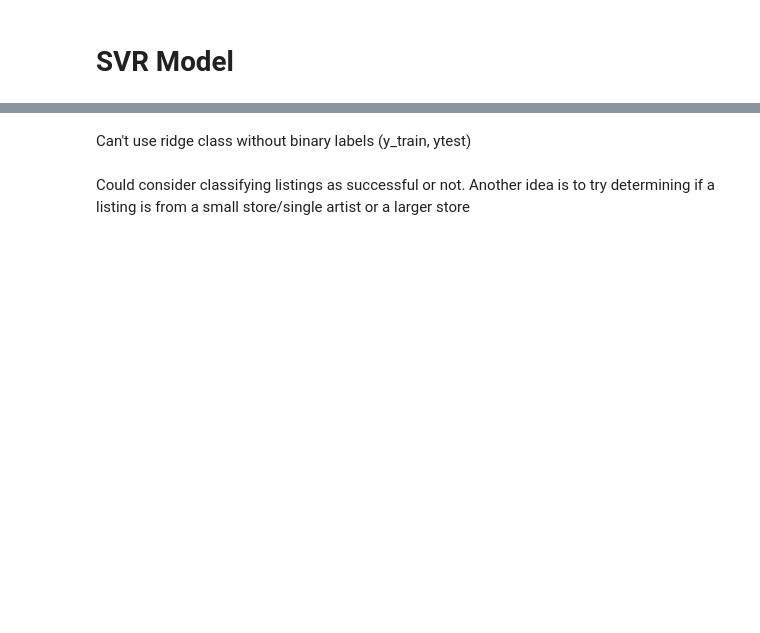
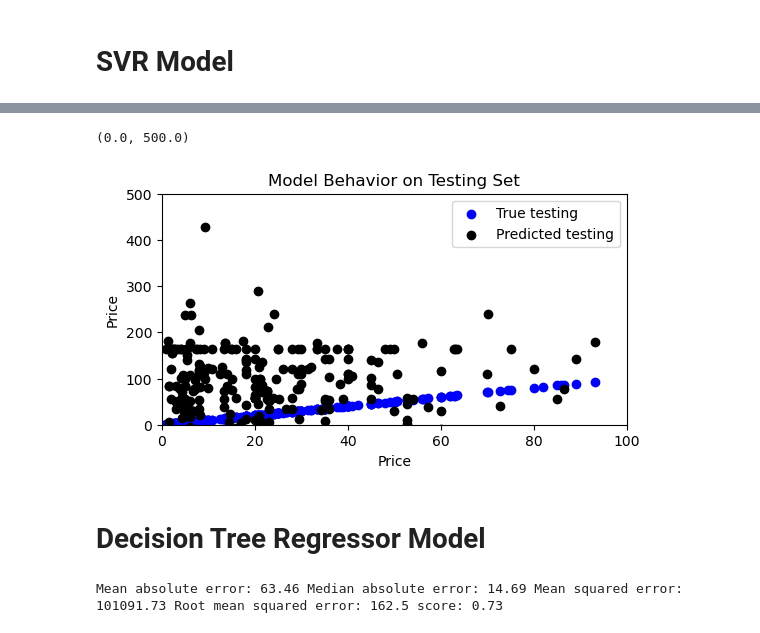
Before and after one commit to evanrootness/EtsyDSProject, a Jupyter notebook: notebooks_models/model_1.ipynb, the cells around one changed output, grey strips where cells are left out. Drawn from its saved outputs; the diff is of its cells as text; code cells hidden in the pictures; blank space fills up the shorter version.

```diff
--- a/notebooks_models/model_1.ipynb
+++ b/notebooks_models/model_1.ipynb
@@ -104,18 +114,17 @@ Kernel: sigmoid Mean absolute error: 88.38425695718217 Root mean squared error:
 # %%
-from sklearn.linear_model import LinearRegression
-
-model = LinearRegression()
-model.fit(x_train, y_train)
-y_pred = model.predict(xtest)
+linear_model = LinearRegression()
+linear_model.fit(x_train, y_train)
+y_pred = linear_model.predict(xtest)
 
 mae = mean_absolute_error(ytest, y_pred)
+medae = median_absolute_error(ytest, y_pred)
 rmse = mean_squared_error(ytest, y_pred, squared=False)
 r2 = r2_score(ytest, y_pred)
+score = model.score(xtest, ytest)
 
-print('Mean absolute error:', mae, 'Root mean squared error:', rmse, 'r2 score:', r2)
+print('Mean absolute error:', round(mae, 2), 'Median absolute error:', round(medae, 2), 'Mean squared error:', round(mse, 2), 'Root mean squared error:', round(rmse, 2), 'score:', round(score, 2))
 
-
-# cv = cross_val_score(lr, x_train, y_train, cv=6)
-# print(cv)
-# print(cv.mean())
+cv = cross_val_score(linear_model, x_train, y_train, cv=6)
+print(cv)
+print(cv.mean())
 # %% [output]
@@ -125,4 +133,0 @@ Mean absolute error: 143.74970849997467 Root mean squared error: 272.33099198402
-# %% [markdown]
-Can't use ridge class without binary labels (y_train, ytest)
-# %% [markdown]
-Could consider classifying listings as successful or not. Another idea is to try determining if a listing is from a small store/single artist or a larger store
@@ -163,0 +134,36 @@ Could consider classifying listings as successful or not. Another idea is to try
+# %%
+col_name = 'Price'
+
+fig = plt.figure(figsize=(6,3))
+plt.scatter(ytest, ytest, color = "blue")
+plt.scatter(ytest, linear_model.predict(xtest), color = "black")
+
+plt.legend(['True testing','Predicted testing'])
+plt.xlabel(col_name)
+plt.ylabel('Price')
+plt.title("Model Behavior on Testing Set")
+plt.xlim(0, 100)
+plt.ylim(0, 500)
+# %% [output]
+(0.0, 500.0)
+[figure, added]
+# %% [markdown]
+# Decision Tree Regressor Model
+# %%
+dt_model = DecisionTreeRegressor()
+dt_model.fit(x_train, y_train)
+y_pred = dt_model.predict(xtest)
+
+mae = mean_absolute_error(ytest, y_pred)
+medae = median_absolute_error(ytest, y_pred)
+rmse = mean_squared_error(ytest, y_pred, squared=False)
+r2 = r2_score(ytest, y_pred)
+score = dt_model.score(xtest, ytest)
+
+print('Mean absolute error:', round(mae, 2), 'Median absolute error:', round(medae, 2), 'Mean squared error:', round(mse, 2), 'Root mean squared error:', round(rmse, 2), 'score:', round(score, 2))
+
+# cv = cross_val_score(dt_model, x_train, y_train, cv=6)
+# print(cv)
+# print(cv.mean())
+# %% [output]
+Mean absolute error: 63.46 Median absolute error: 14.69 Mean squared error: 101091.73 Root mean squared error: 162.5 score: 0.73
```
Also changed, not shown: parts of 17 cells of this notebook, 2 other files.
